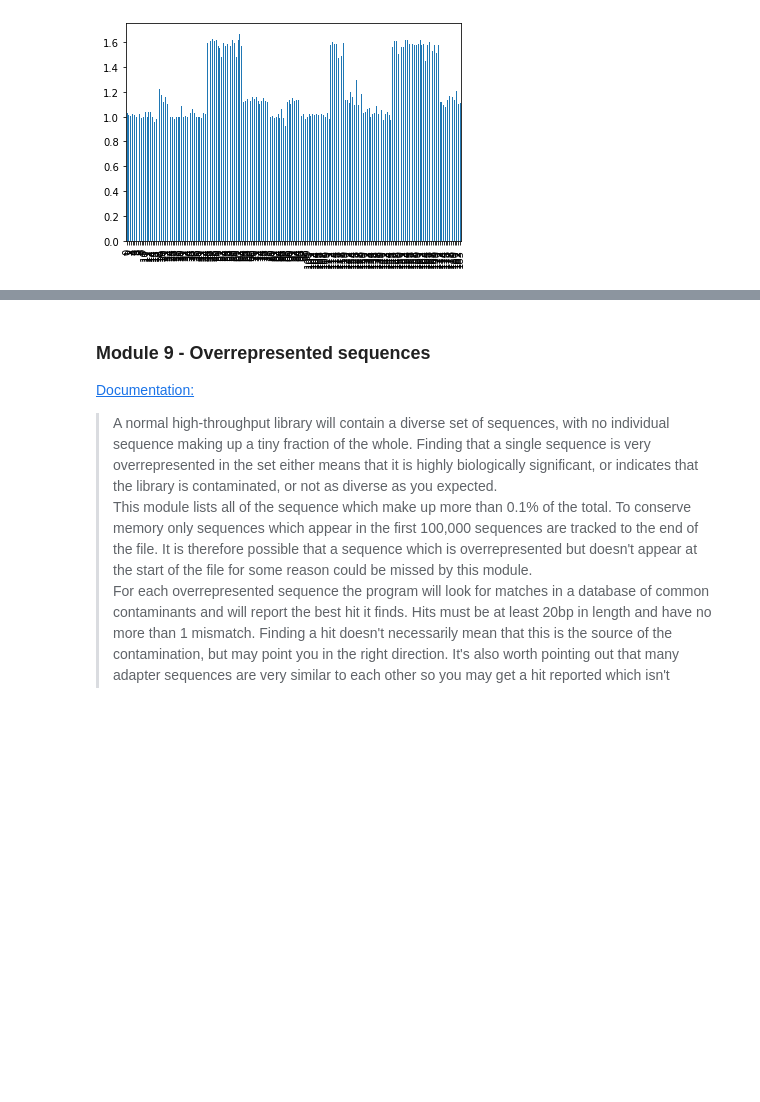
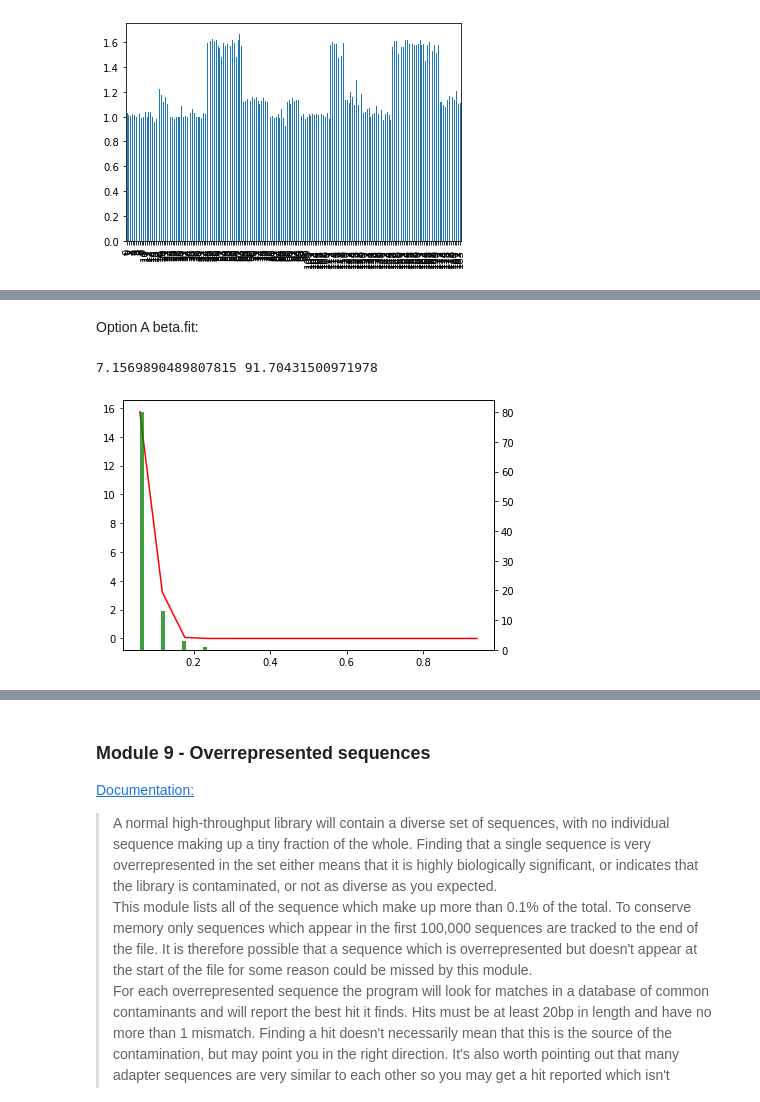
Before and after one commit to AlexHTW/ngs_quality_control, a Jupyter notebook: 06_feature_engineering_modules.ipynb, the cells around one changed output, grey strips where cells are left out. Saved outputs shown, nothing was run; the diff lists cells and outputs as text; code cells hidden in the pictures; blank space fills up the shorter version.

```diff
--- a/06_feature_engineering_modules.ipynb
+++ b/06_feature_engineering_modules.ipynb
@@ -484,0 +515,31 @@ The module also calculates an expected overall loss of sequence were the library
+# %% [markdown]
+Option A beta.fit:
+# %%
+table = ngs_reads['Sequence Duplication Levels'][1].copy()
+x = table.index.to_series().astype(int)
+x = (x+1)/(x.iloc[-1]+2) #x+1 because beta.fit doesn't allow for x=0 values
+y = table['Percentage of total']
+
+dataset=[]
+for i in range(len(x)):
+    if y[i] > 99.0:
+        dataset.append(x[i+1])
+    for j in range(int(y[i])):
+        dataset.append(x[i])
+
+data_a = np.array(dataset)
+
+a, b, loc, scale  = beta.fit(data_a, floc=0, fscale=1)
+print(a, b)
+
+pdf = beta.pdf(x, a, b)
+
+fig, ax1 = plt.subplots()
+ax1.plot(x, pdf, "r-")#, x, y2, "r--", x, y3, "g--")
+ax2 = ax1.twinx()
+ax2.hist(data_a, alpha=0.75, color='green', bins=len(table))
+fig.tight_layout()
+plt.show()
+# %% [output]
+7.1569890489807815 91.70431500971978
+[figure, added]
```
Also changed, not shown: parts of 30 cells of this notebook.
